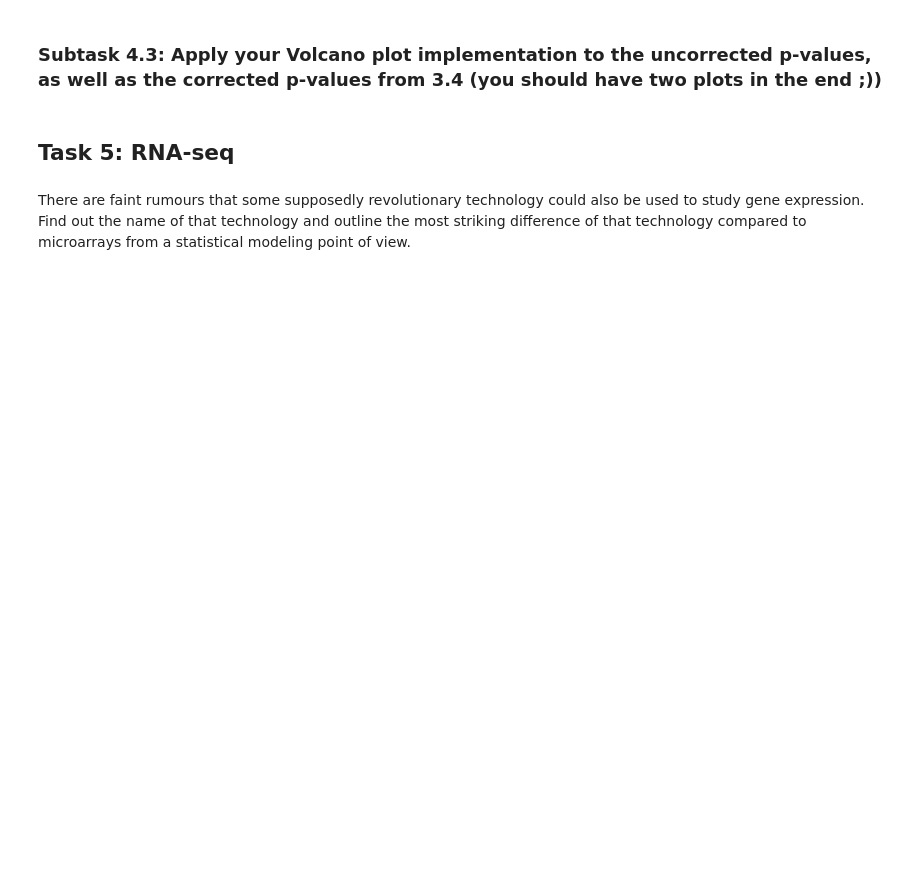
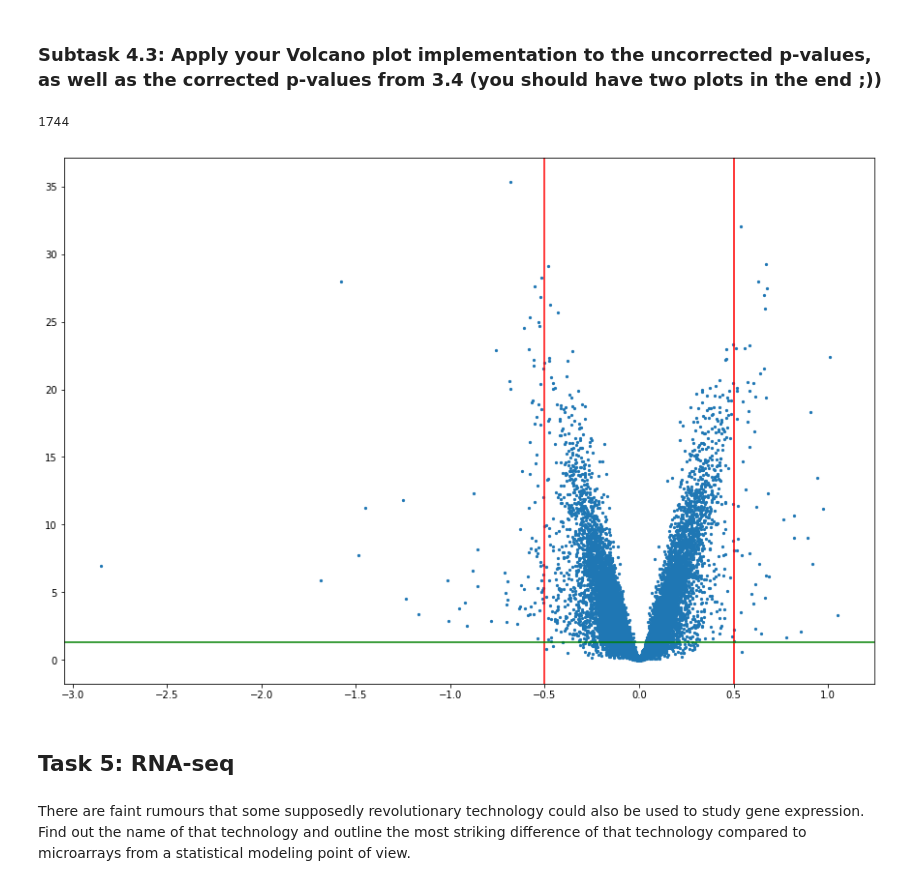
Before and after one commit to JoKuebler/Bioinformatics_ML, a Jupyter notebook: notebooks/Day56_DE_Analysis.ipynb, the cells around one changed output. Saved outputs shown, nothing was run; the diff lists cells and outputs as text; code cells hidden in the pictures; blank space fills up the shorter version.

```diff
--- a/notebooks/Day56_DE_Analysis.ipynb
+++ b/notebooks/Day56_DE_Analysis.ipynb
@@ -253,5 +344,15 @@ Overwhelmed by these achievments (and motivated by your ever declining esteem fo
 # %% [markdown]
 ### Subtask 4.3: Apply your Volcano plot implementation to the uncorrected p-values, as well as the corrected p-values from 3.4 (you should have two plots in the end ;))
+# %%
+# Vulcano plot for uncorrected
+vulcano_plot(pval_frame['fold change'],pval_frame['raw_pvalues'] )
+
+# Get interesting genes
+pval_frame['is_interesting'] = (pval_frame['fdr_bh'] < 0.05) & (np.abs(pval_frame['fold change']) > 0.25)
+pval_frame['is_interesting'].sum()
+# %% [output]
+1744
+[figure, added]
 # %% [markdown]
 ## Task 5: RNA-seq
 # %% [markdown]
```
Also changed, not shown: parts of 15 cells of this notebook, 4 other files.
